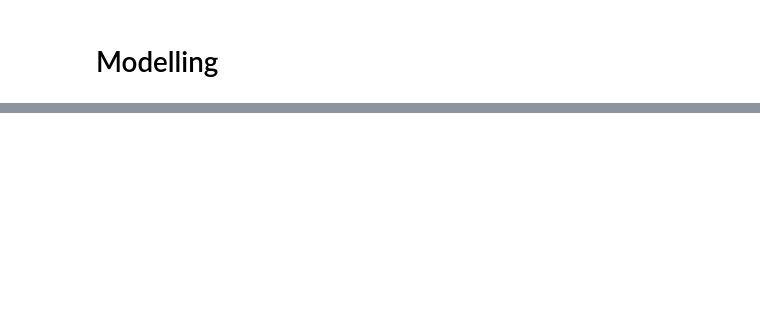
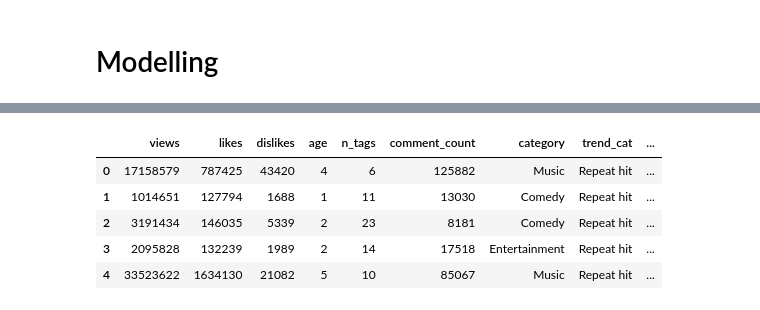
Before and after one commit to Thampi-hub/Springboard_RT, a Jupyter notebook: Capstone_2/2_DataWrangling/readData.ipynb, the cells around one changed output, grey strips where cells are left out. Saved outputs shown, nothing was run; the diff lists cells and outputs as text; code cells hidden in the pictures; blank space fills up the shorter version.

```diff
--- a/Capstone_2/2_DataWrangling/readData.ipynb
+++ b/Capstone_2/2_DataWrangling/readData.ipynb
@@ -340,9 +339,11 @@ A quick look at how our numeric metrics compare for both categories helps acerta
 # %% [markdown]
 # Modelling
 # %%
-retain_vars = ['video_id', 'country', #ID vars
-               'views', 'likes', 'dislikes', 'age', 'n_tags', 'comment_count', #Numeric predictors
-               'category', 'comments_disabled', 'ratings_disabled', #Categorical predictors
+retain_vars = ['views', 'likes', 'dislikes', 'age', 'n_tags', 'comment_count', #Numeric predictors
+               'category', 'comments_status', 'ratings_status', #Categorical predictors
                'trend_cat']
-filtrData['trend_cat']
+modelData = filtrData[retain_vars]
+modelData = pd.get_dummies(modelData, columns=["comments_status", "ratings_status"], drop_first=True)
+modelData.head()
+# modelData.drop("trend_cat", axis=1, inplace=True)
 # %% [output]
@@ -350 +350,7 @@ SyntaxError: incomplete input (<ipython-input-75-30bd7df043d6>, line 5)
+|  | views | likes | dislikes | age | n_tags | comment_count | category | trend_cat | ... |
+| 0 | 17158579 | 787425 | 43420 | 4 | 6 | 125882 | Music | Repeat hit | ... |
+| 1 | 1014651 | 127794 | 1688 | 1 | 11 | 13030 | Comedy | Repeat hit | ... |
+| 2 | 3191434 | 146035 | 5339 | 2 | 23 | 8181 | Comedy | Repeat hit | ... |
+| 3 | 2095828 | 132239 | 1989 | 2 | 14 | 17518 | Entertainment | Repeat hit | ... |
+| 4 | 33523622 | 1634130 | 21082 | 5 | 10 | 85067 | Music | Repeat hit | ... |
 # %%
```
Also changed, not shown: parts of 6 cells of this notebook.
